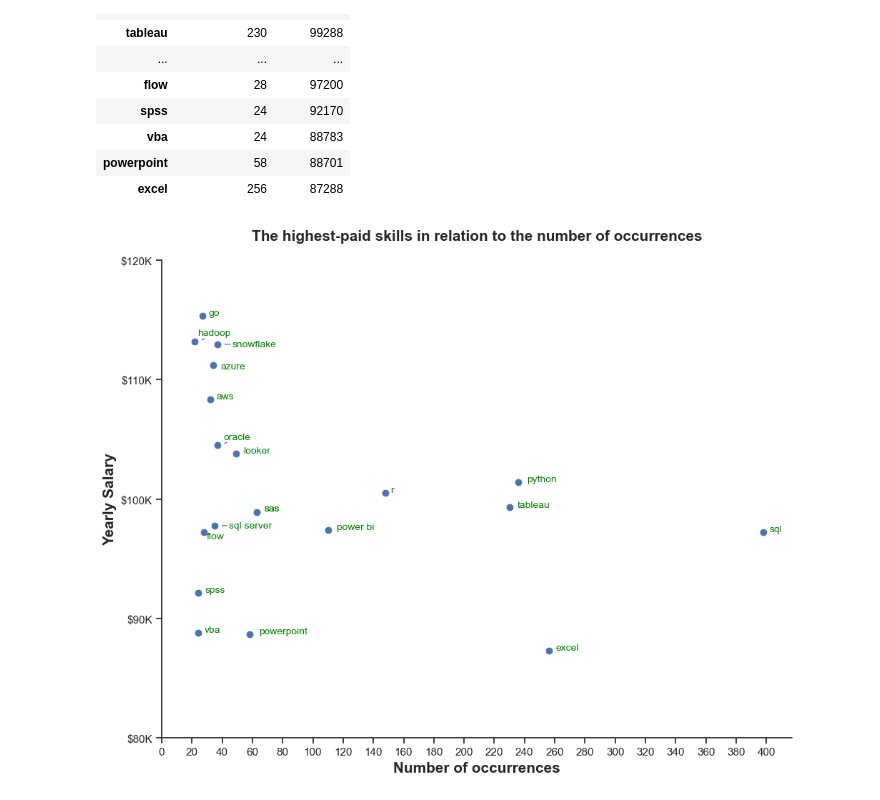
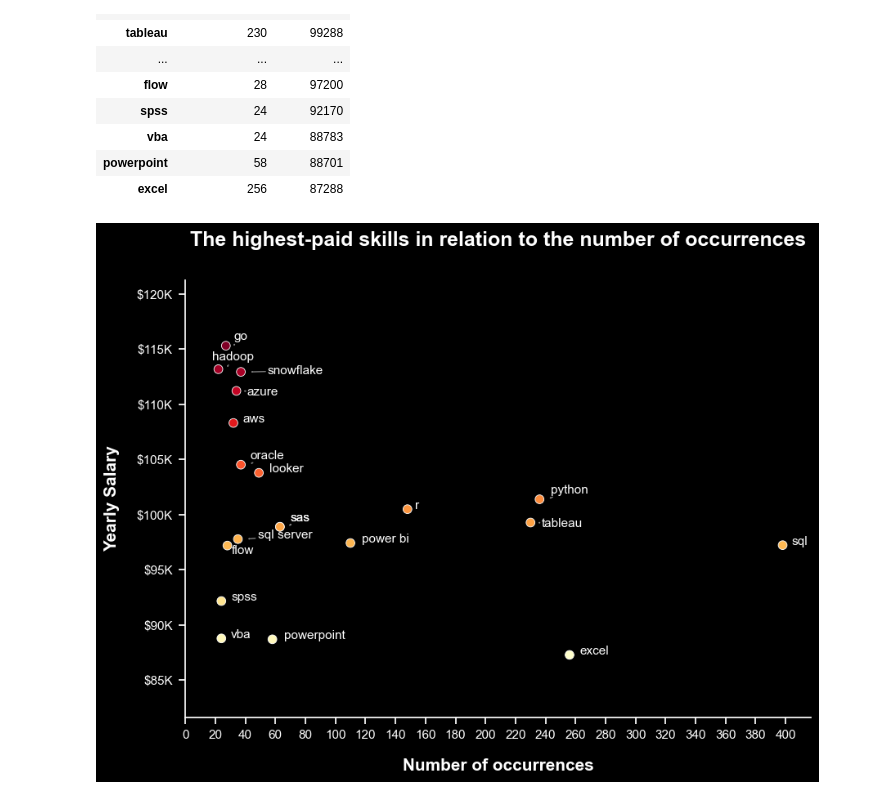
Before and after one commit to TomaszK94/SQL, a Jupyter notebook: Graphs/5_optimal_skills.ipynb, the cells around one changed output. Drawn from its saved outputs; the diff is of its cells as text; code cells hidden in the pictures.

Commit message:
5_scatterplot

```diff
--- a/Graphs/5_optimal_skills.ipynb
+++ b/Graphs/5_optimal_skills.ipynb
@@ -68,45 +68,59 @@ df_top_20
 | powerpoint | 58 | 88701 |
 | excel | 256 | 87288 |
 # %%
-plt.figure(figsize=(10, 8))
+plt.figure(figsize=(9, 7), facecolor="black")
 sns.scatterplot(
     data=df_top_20,
     x="demand_count",
     y="avg_salary",
     s=60,
+    hue="avg_salary",
+    palette="YlOrRd",
     legend=False
 )
+
+ax = plt.gca()  # Pobierz bieżący obiekt osi
+ax.set_facecolor("black")
 
 sns.despine()
 sns.set_theme(style="ticks")
 
 
 # Prepare texts for adjustText
 texts = []
 for i, txt in enumerate(df_top_20.index):
     x = df_top_20['demand_count'].iloc[i]
     y = df_top_20['avg_salary'].iloc[i]
-    texts.append(plt.text(x + 3, y + 3, txt, fontsize=10, color='green'))
+    texts.append(plt.text(x + 5, y - 5, txt, fontsize=11, color='white'))
 
 # Adjust text to avoid overlap
 from adjustText import adjust_text
 adjust_text(texts, arrowprops=dict(arrowstyle="->", color="gray"))
 
 # Set axis labels, title and legend
-plt.xlabel('Number of occurrences', fontsize=15, fontweight='bold')
-plt.ylabel('Yearly Salary', fontsize=15, fontweight='bold')
-plt.title("The highest-paid skills in relation to the number of occurrences", fontsize=15, fontweight='bold', pad=20)
+plt.xlabel('Number of occurrences', color='white', fontsize=15, fontweight='bold', labelpad=15)
+plt.ylabel('Yearly Salary', color='white', fontsize=15, fontweight='bold', labelpad=15)
+plt.title("The highest-paid skills in relation to the number of occurrences", color='white', fontsize=18, fontweight='bold', pad=30)
+
+
+# Ustawienie koloru osi X i Y na biały
+ax.spines['bottom'].set_color('white')  # Oś X
+ax.spines['left'].set_color('white')    # Oś Y
+
+# Ustawienie koloru tekstu przy osi
+ax.tick_params(axis='x', colors='white', pad=5)  # Etykiety osi X
+ax.tick_params(axis='y', colors='white', pad=5)  # Etykiety osi Y
 
 # Formating x, y axis
-ax = plt.gca()  # Pobierz bieżący obiekt osi
 ax.yaxis.set_major_formatter(plt.FuncFormatter(lambda y, pos: f"${int(y/1000)}K"))
 
 
 ax.set_xticks(range(0, 410, 20))
-ax.set_yticks(range(80000, 125000, 10000))
+ax.set_yticks(range(85000, 125000, 5000))
+ax.margins(y=0.2)
 
 # Adjust layout and display
 plt.tight_layout()
 plt.show()
 # %% [output]
-[figure, old version]
+[figure, new version]
```
Also changed, not shown: 1 other file.
